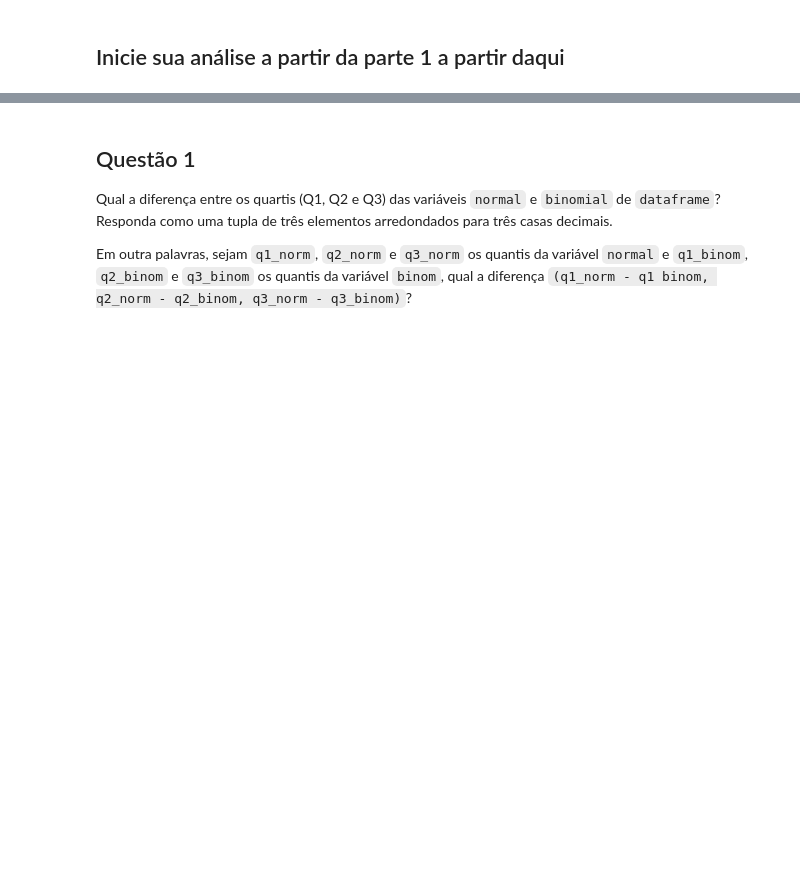
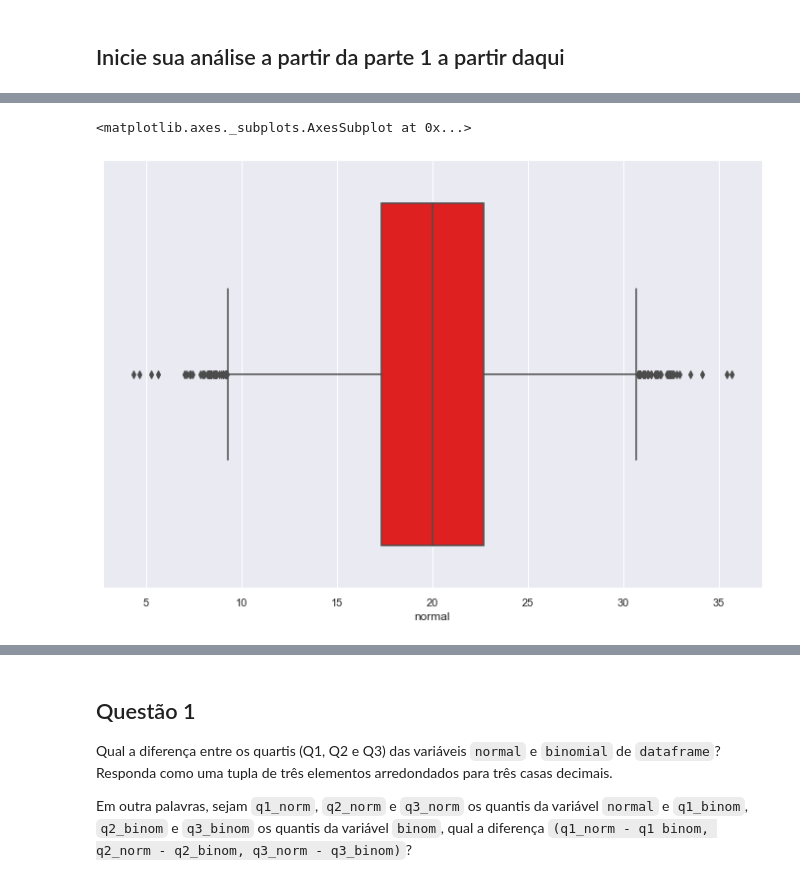
Before and after one commit to RobertoPaixao95/ds_aceleradev_2020, a Jupyter notebook: data-science-1/main.ipynb, the cells around one changed output, grey strips where cells are left out. Cells and saved outputs as stored; diff of their text form; code cells hidden in the pictures; blank space fills up the shorter version.

```diff
--- a/data-science-1/main.ipynb
+++ b/data-science-1/main.ipynb
@@ -53,0 +64,5 @@ dataframe
+# %%
+sns.boxplot(dataframe['normal'], color='red')
+# %% [output]
+<matplotlib.axes._subplots.AxesSubplot at 0x...>
+[figure, added]
```
Also changed, not shown: parts of 13 cells of this notebook, 3 other files.
